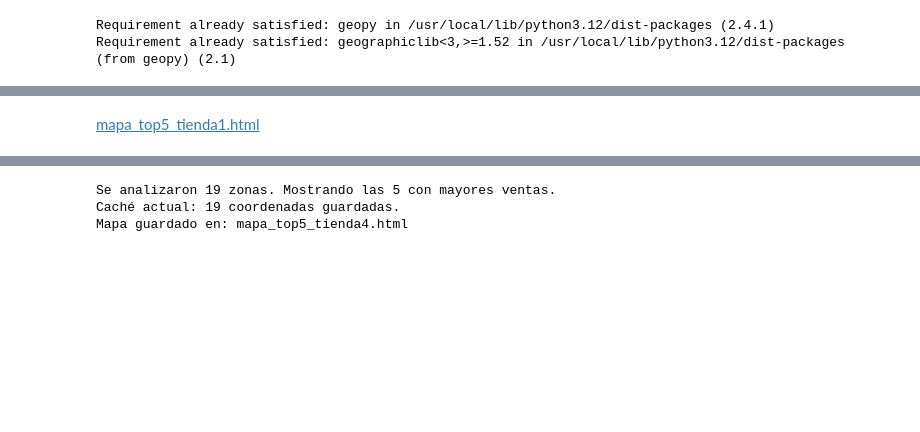
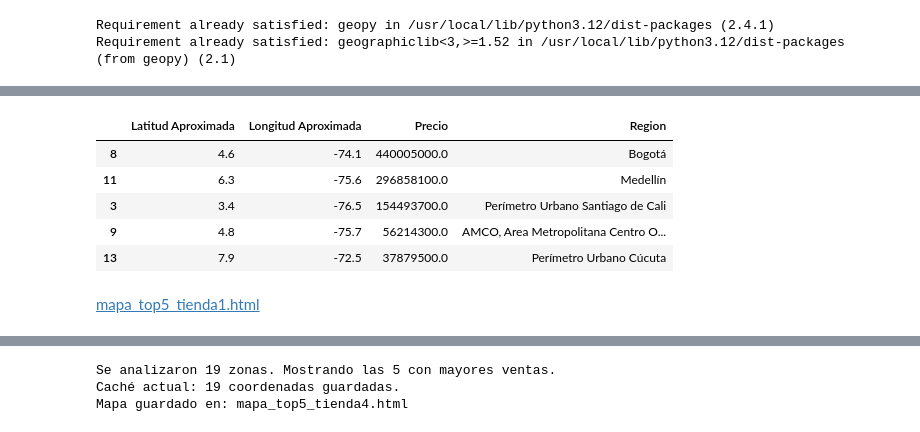
Before and after one commit to yaramirezte/Python-para-Data-Science-Challenge-AluraStore, a Jupyter notebook: AluraStoreLatam.ipynb, the cells around one changed output, grey strips where cells are left out. Cells and saved outputs as stored; diff of their text form; code cells hidden in the pictures; blank space fills up the shorter version.

```diff
--- a/AluraStoreLatam.ipynb
+++ b/AluraStoreLatam.ipynb
@@ -796,4 +843,13 @@ Mapa guardado en: mapa_top5_tienda1.html
+# %%
+zonas_top5_tienda1
+# %% [output]
+|  | Latitud Aproximada | Longitud Aproximada | Precio | Region |
+| 8 | 4.6 | -74.1 | 440005000.0 | Bogotá |
+| 11 | 6.3 | -75.6 | 296858100.0 | Medellín |
+| 3 | 3.4 | -76.5 | 154493700.0 | Perímetro Urbano Santiago de Cali |
+| 9 | 4.8 | -75.7 | 56214300.0 | AMCO, Area Metropolitana Centro O... |
+| 13 | 7.9 | -72.5 | 37879500.0 | Perímetro Urbano Cúcuta |
 # %% [markdown]
-[mapa_top5_tienda1.html](https://yaramirezte.github.io/Python-para-Data-Science-Challenge-AluraStore/mapa_tienda1.html)
+[mapa_top5_tienda1.html](https://yaramirezte.github.io/Python-para-Data-Science-Challenge-AluraStore/mapa_top5_tienda1.html)
 # %%
 zonas_top5_tienda2, mapa_top5_tienda2 = analizar_y_mapear_tienda(tienda2, 'mapa_top5_tienda2.html', 5)
```
Also changed, not shown: parts of 18 cells of this notebook.
